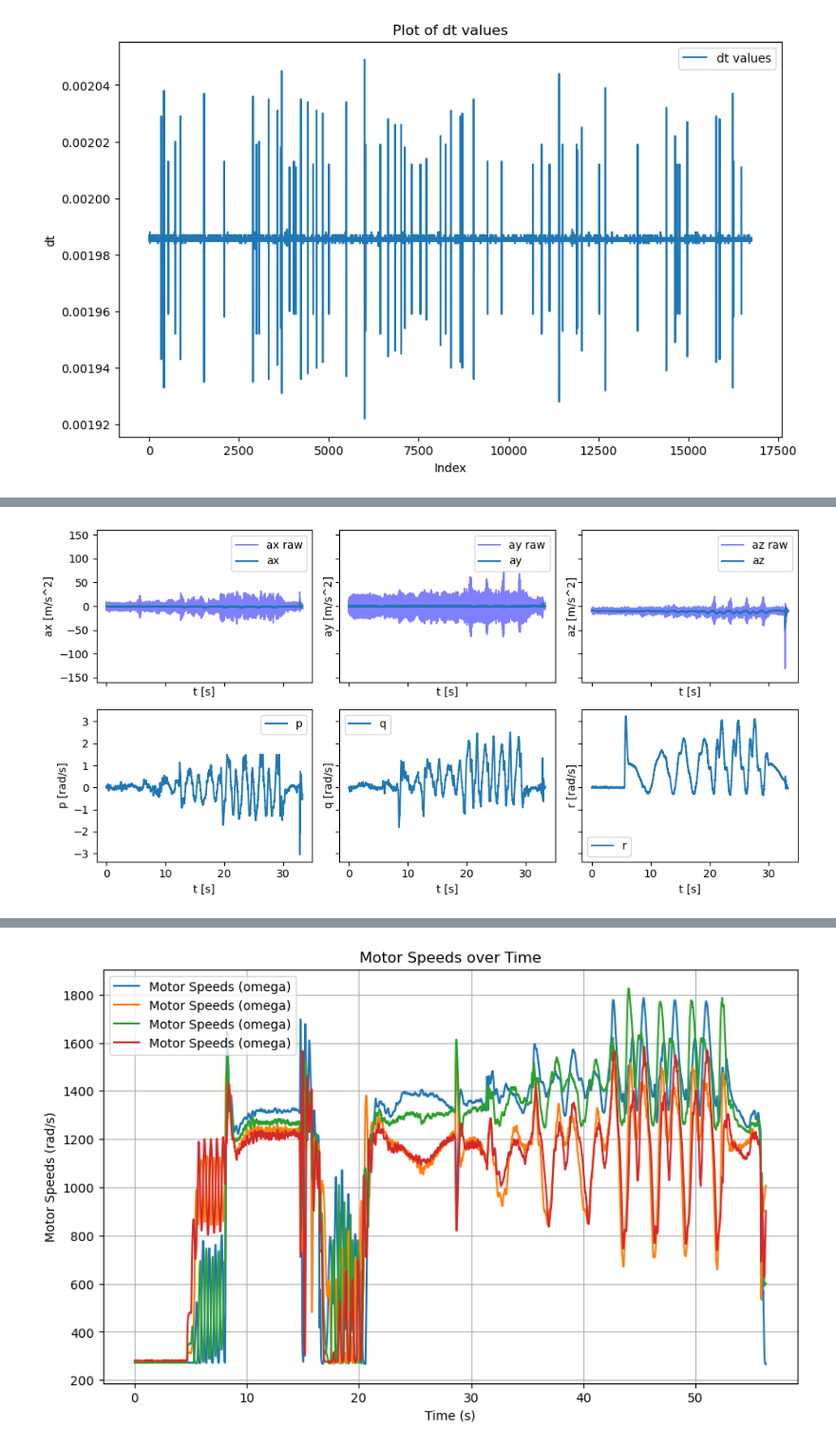
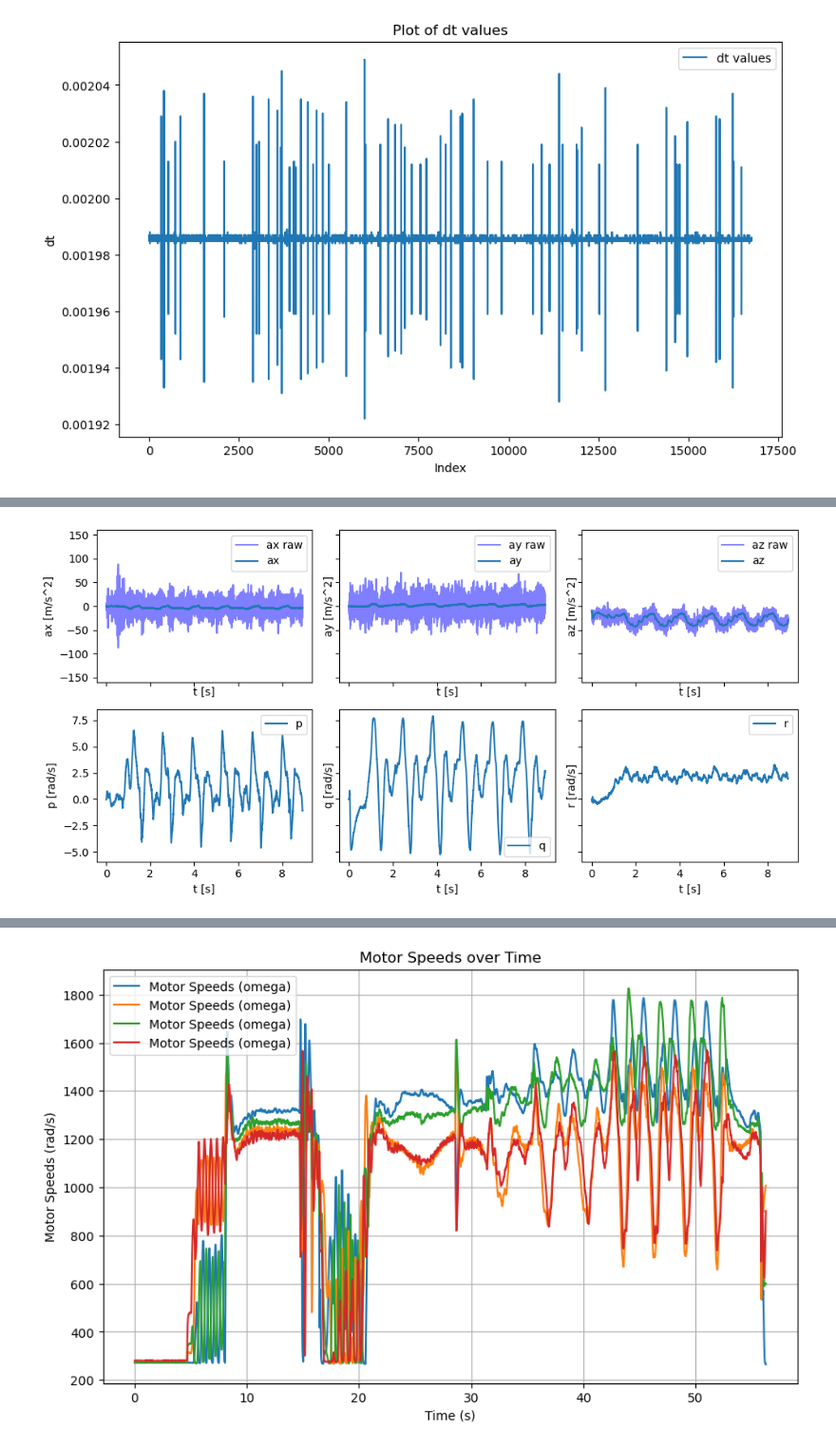
Before and after one commit to alang321/indiflightSupport, a Jupyter notebook: LogAnalysis/analyze_flight_data/Analyze Flight Data.ipynb, the cells around one changed output, grey strips where cells are left out. Shown at 95% size. Cells and saved outputs as stored; diff of their text form; code cells hidden in the pictures.

```diff
--- a/LogAnalysis/analyze_flight_data/Analyze Flight Data.ipynb
+++ b/LogAnalysis/analyze_flight_data/Analyze Flight Data.ipynb
@@ -206,7 +222,7 @@ gate_yaw = np.array([0, 0, 0.5, 1, 1, 1.5])*np.pi+np.pi/2
 
 animate_data_multiple2(data2, gate_pos=gate_pos, gate_yaw=gate_yaw)
 # %%
-imu_plot(data1)
+imu_plot(data3)
 # %% [output]
-[figure, old version]
+[figure, new version]
 # %%
```
Also changed, not shown: parts of 3 cells of this notebook, 1 other file.
